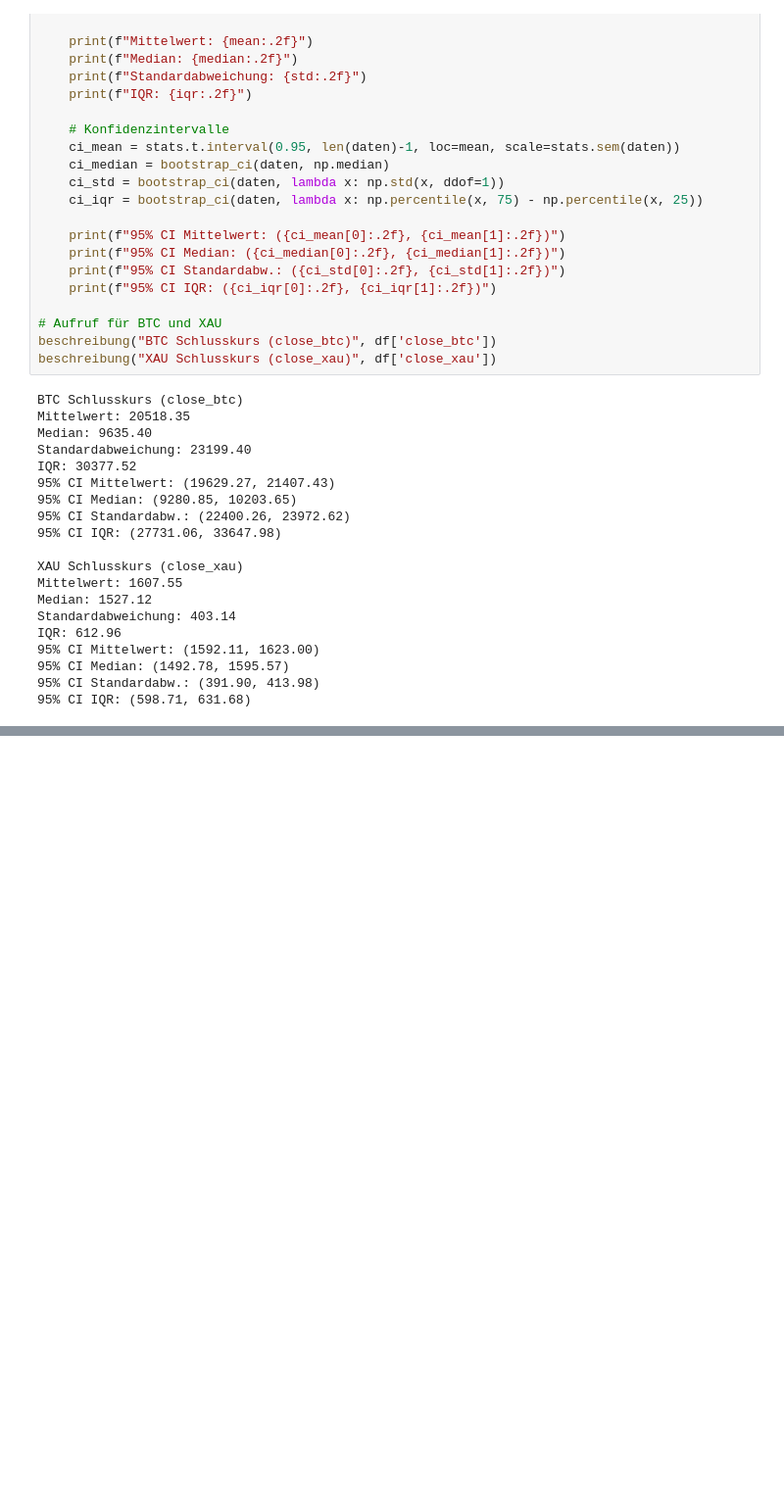
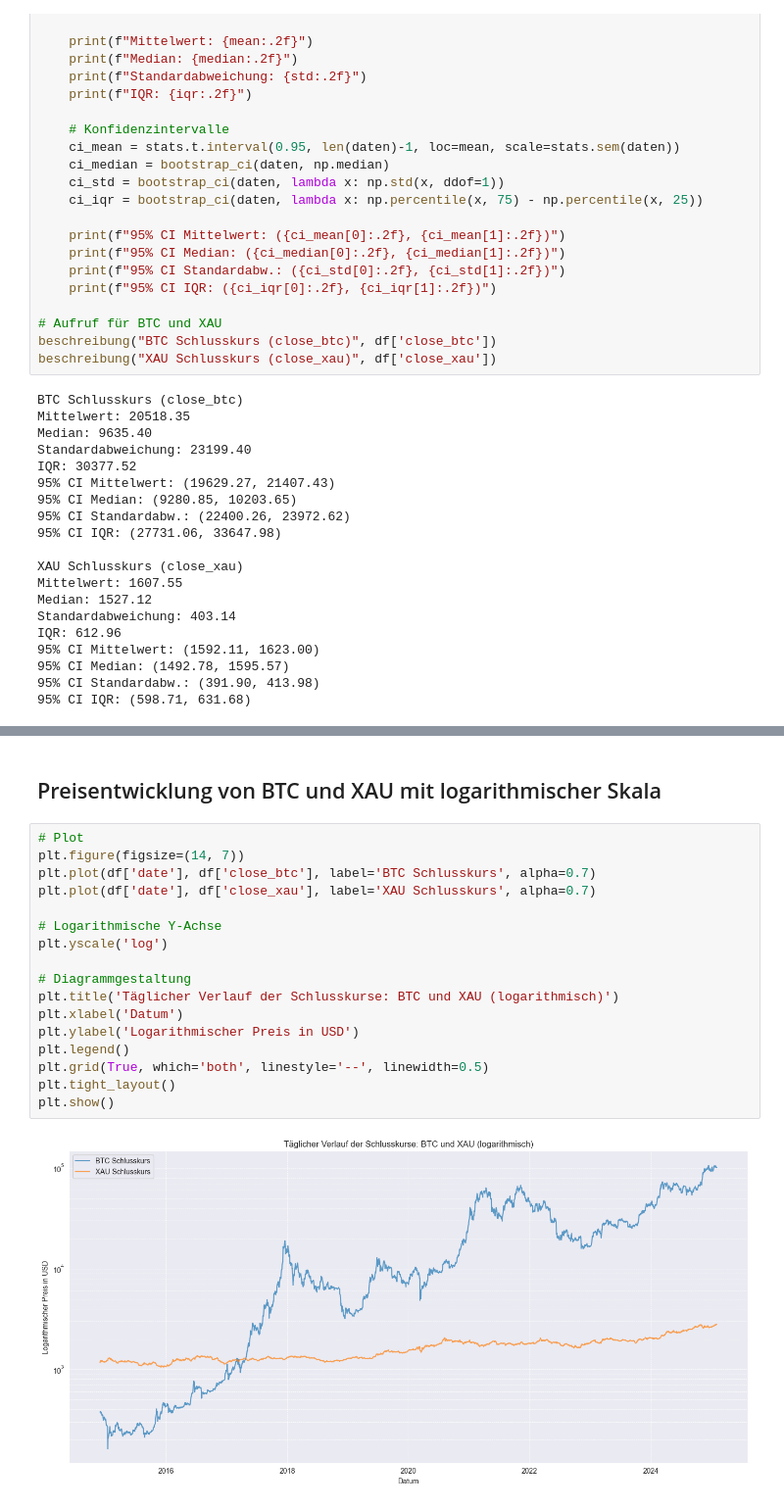
Before and after one commit to mohammadtaiba/DataVision, a Jupyter notebook: notebooks/btc_vs_gold.ipynb, the cells around one changed output, grey strips where cells are left out. Shown at 98% size. Drawn from its saved outputs; the diff is of its cells as text; blank space fills up the shorter version.

```diff
--- a/notebooks/btc_vs_gold.ipynb
+++ b/notebooks/btc_vs_gold.ipynb
@@ -100,0 +124,21 @@ IQR: 612.96
+# %% [markdown]
+## Preisentwicklung von BTC und XAU mit logarithmischer Skala
+# %%
+# Plot
+plt.figure(figsize=(14, 7))
+plt.plot(df['date'], df['close_btc'], label='BTC Schlusskurs', alpha=0.7)
+plt.plot(df['date'], df['close_xau'], label='XAU Schlusskurs', alpha=0.7)
+
+# Logarithmische Y-Achse
+plt.yscale('log')
+
+# Diagrammgestaltung
+plt.title('Täglicher Verlauf der Schlusskurse: BTC und XAU (logarithmisch)')
+plt.xlabel('Datum')
+plt.ylabel('Logarithmischer Preis in USD')
+plt.legend()
+plt.grid(True, which='both', linestyle='--', linewidth=0.5)
+plt.tight_layout()
+plt.show()
+# %% [output]
+[figure, added]
```
Also changed, not shown: parts of 10 cells of this notebook, 1 other file.
